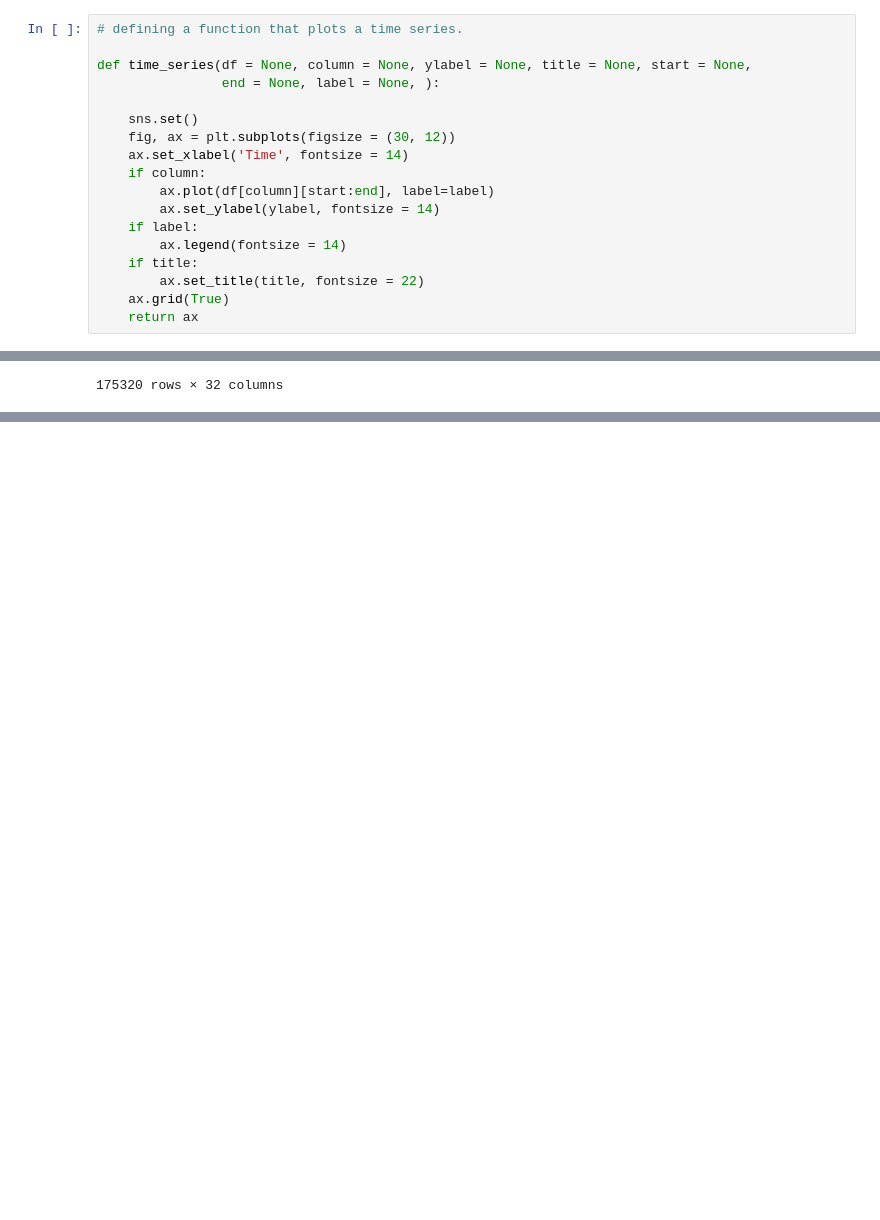
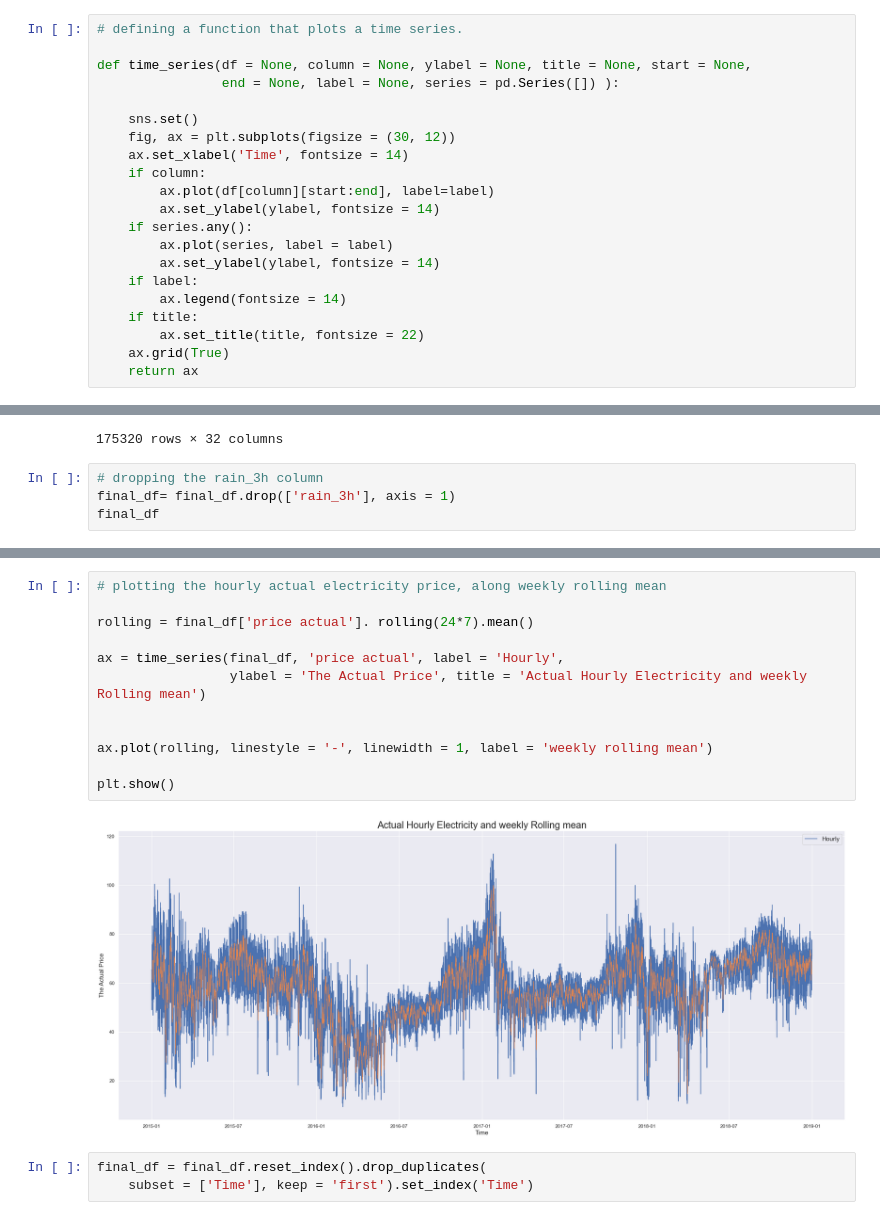
Before and after one commit to ruyo003/eletricity_prediction, a Jupyter notebook: energy.ipynb, the cells around one changed output, grey strips where cells are left out. Cells and saved outputs as stored; diff of their text form; blank space fills up the shorter version.

Commit message:
plotting more time series analysis, including rollling mean and 1 year lagged

```diff
--- a/energy.ipynb
+++ b/energy.ipynb
@@ -143,7 +143,7 @@ energy_df = energy_df.set_index('Time')
 # defining a function that plots a time series.
 
 def time_series(df = None, column = None, ylabel = None, title = None, start = None,
-                end = None, label = None, ):
+                end = None, label = None, series = pd.Series([]) ):
 
     sns.set()
     fig, ax = plt.subplots(figsize = (30, 12))
@@ -151,6 +151,9 @@ def time_series(df = None, column = None, ylabel = None, title = None, start = N
     if column:
         ax.plot(df[column][start:end], label=label)
         ax.set_ylabel(ylabel, fontsize = 14)
+    if series.any():
+        ax.plot(series, label = label)
+        ax.set_ylabel(ylabel, fontsize = 14)
     if label:
         ax.legend(fontsize = 14)
     if title:
@@ -691,3 +695,7 @@ final_df
 | 2018-12-31 22:00:00+00:00 | 290.0 | 0.0 | 6926.0 | 2166.0 | ... |
 | 2018-12-31 22:00:00+00:00 | 290.0 | 0.0 | 6926.0 | 2166.0 | ... |
 175320 rows × 32 columns
+# %%
+# dropping the rain_3h column
+final_df= final_df.drop(['rain_3h'], axis = 1)
+final_df
@@ -693,0 +717,17 @@ final_df
+# %%
+# plotting the hourly actual electricity price, along weekly rolling mean
+
+rolling = final_df['price actual']. rolling(24*7).mean()
+
+ax = time_series(final_df, 'price actual', label = 'Hourly',
+                 ylabel = 'The Actual Price', title = 'Actual Hourly Electricity and weekly Rolling mean')
+
+
+ax.plot(rolling, linestyle = '-', linewidth = 1, label = 'weekly rolling mean')
+
+plt.show()
+# %% [output]
+[figure, added]
+# %%
+final_df = final_df.reset_index().drop_duplicates(
+    subset = ['Time'], keep = 'first').set_index('Time')
```
Also changed, not shown: parts of 4 cells of this notebook.
